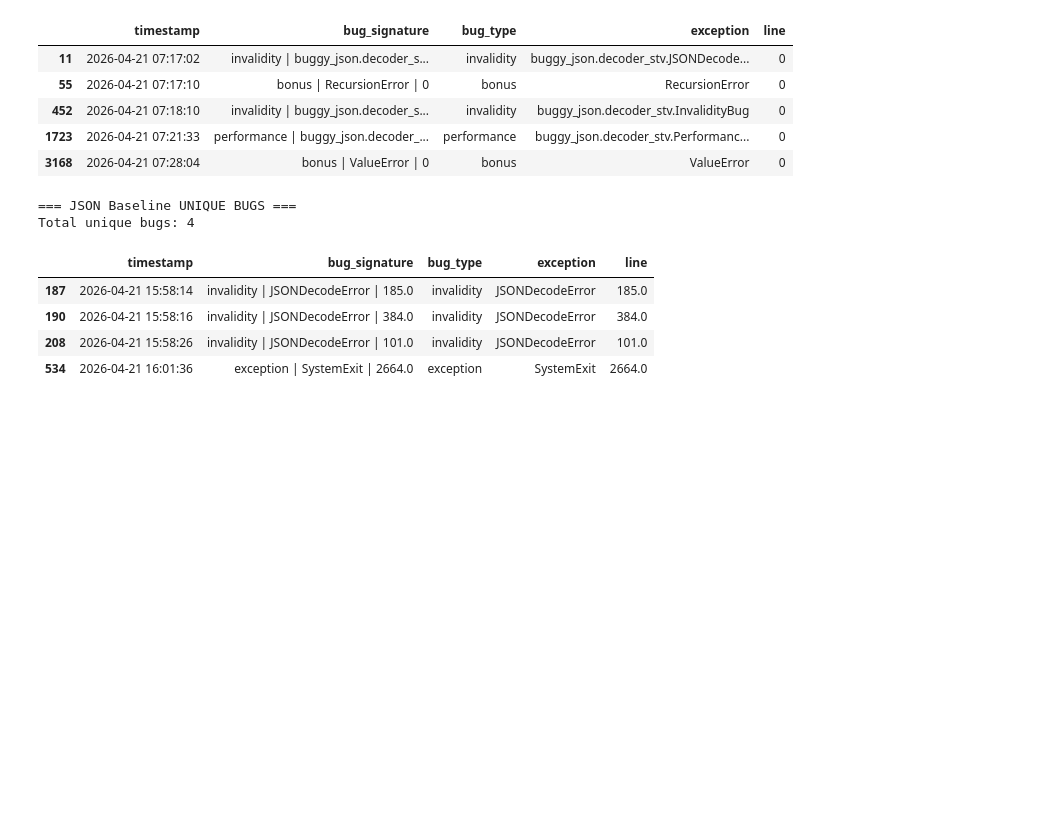
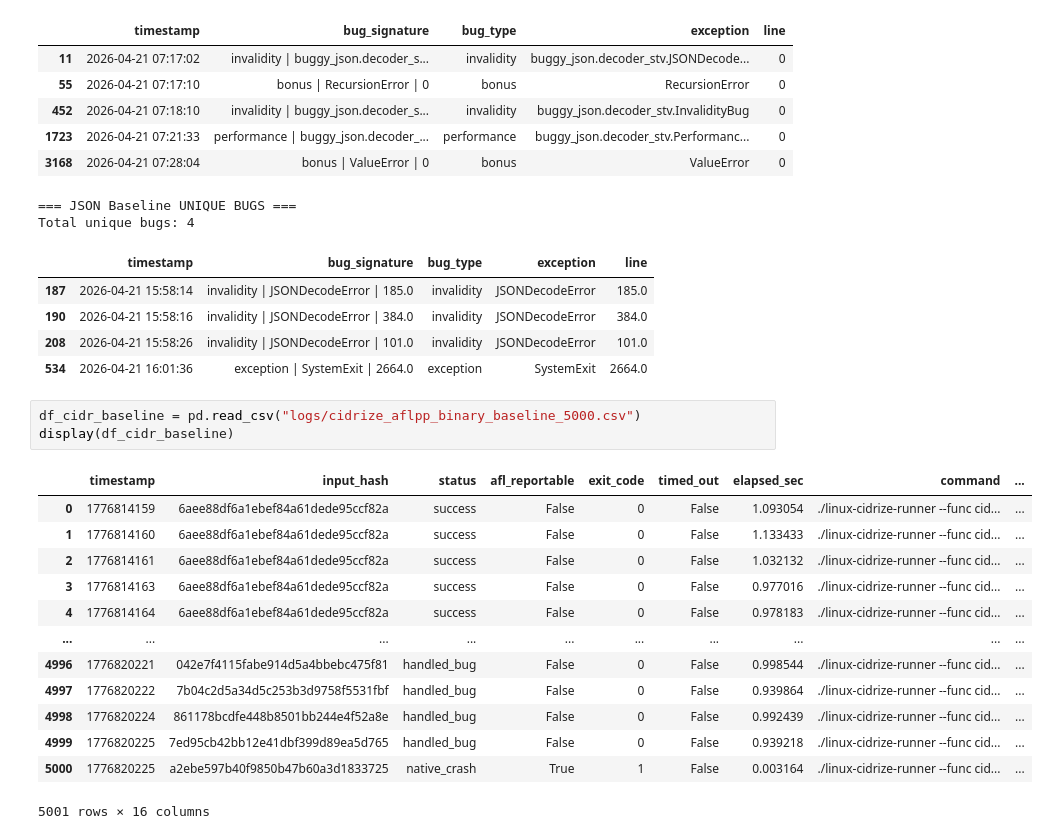
Before and after one commit to BoweiDu01/grp1-software-testing-project, a Jupyter notebook: checkoff4_eval.ipynb, the cells around one changed output. Drawn from its saved outputs; the diff is of its cells as text; blank space fills up the shorter version.

Commit message:
run commands

```diff
--- a/checkoff4_eval.ipynb
+++ b/checkoff4_eval.ipynb
@@ -472,3 +477,20 @@ Total unique bugs: 4
 | 190 | 2026-04-21 15:58:16 | invalidity | JSONDecodeError | 384.0 | invalidity | JSONDecodeError | 384.0 |
 | 208 | 2026-04-21 15:58:26 | invalidity | JSONDecodeError | 101.0 | invalidity | JSONDecodeError | 101.0 |
 | 534 | 2026-04-21 16:01:36 | exception | SystemExit | 2664.0 | exception | SystemExit | 2664.0 |
+# %%
+df_cidr_baseline = pd.read_csv("logs/cidrize_aflpp_binary_baseline_5000.csv")
+display(df_cidr_baseline)
+# %% [output]
+|  | timestamp | input_hash | status | afl_reportable | exit_code | timed_out | elapsed_sec | command | ... |
+| 0 | 1776814159 | 6aee88df6a1ebef84a61dede95ccf82a | success | False | 0 | False | 1.093054 | ./linux-cidrize-runner --func cid... | ... |
+| 1 | 1776814160 | 6aee88df6a1ebef84a61dede95ccf82a | success | False | 0 | False | 1.133433 | ./linux-cidrize-runner --func cid... | ... |
+| 2 | 1776814161 | 6aee88df6a1ebef84a61dede95ccf82a | success | False | 0 | False | 1.032132 | ./linux-cidrize-runner --func cid... | ... |
+| 3 | 1776814163 | 6aee88df6a1ebef84a61dede95ccf82a | success | False | 0 | False | 0.977016 | ./linux-cidrize-runner --func cid... | ... |
+| 4 | 1776814164 | 6aee88df6a1ebef84a61dede95ccf82a | success | False | 0 | False | 0.978183 | ./linux-cidrize-runner --func cid... | ... |
+| ... | ... | ... | ... | ... | ... | ... | ... | ... | ... |
+| 4996 | 1776820221 | 042e7f4115fabe914d5a4bbebc475f81 | handled_bug | False | 0 | False | 0.998544 | ./linux-cidrize-runner --func cid... | ... |
+| 4997 | 1776820222 | 7b04c2d5a34d5c253b3d9758f5531fbf | handled_bug | False | 0 | False | 0.939864 | ./linux-cidrize-runner --func cid... | ... |
+| 4998 | 1776820224 | 861178bcdfe448b8501bb244e4f52a8e | handled_bug | False | 0 | False | 0.992439 | ./linux-cidrize-runner --func cid... | ... |
+| 4999 | 1776820225 | 7ed95cb42bb12e41dbf399d89ea5d765 | handled_bug | False | 0 | False | 0.939218 | ./linux-cidrize-runner --func cid... | ... |
+| 5000 | 1776820225 | a2ebe597b40f9850b47b60a3d1833725 | native_crash | True | 1 | False | 0.003164 | ./linux-cidrize-runner --func cid... | ... |
+5001 rows × 16 columns
```
Also changed, not shown: parts of 11 cells of this notebook, 1 other file.
